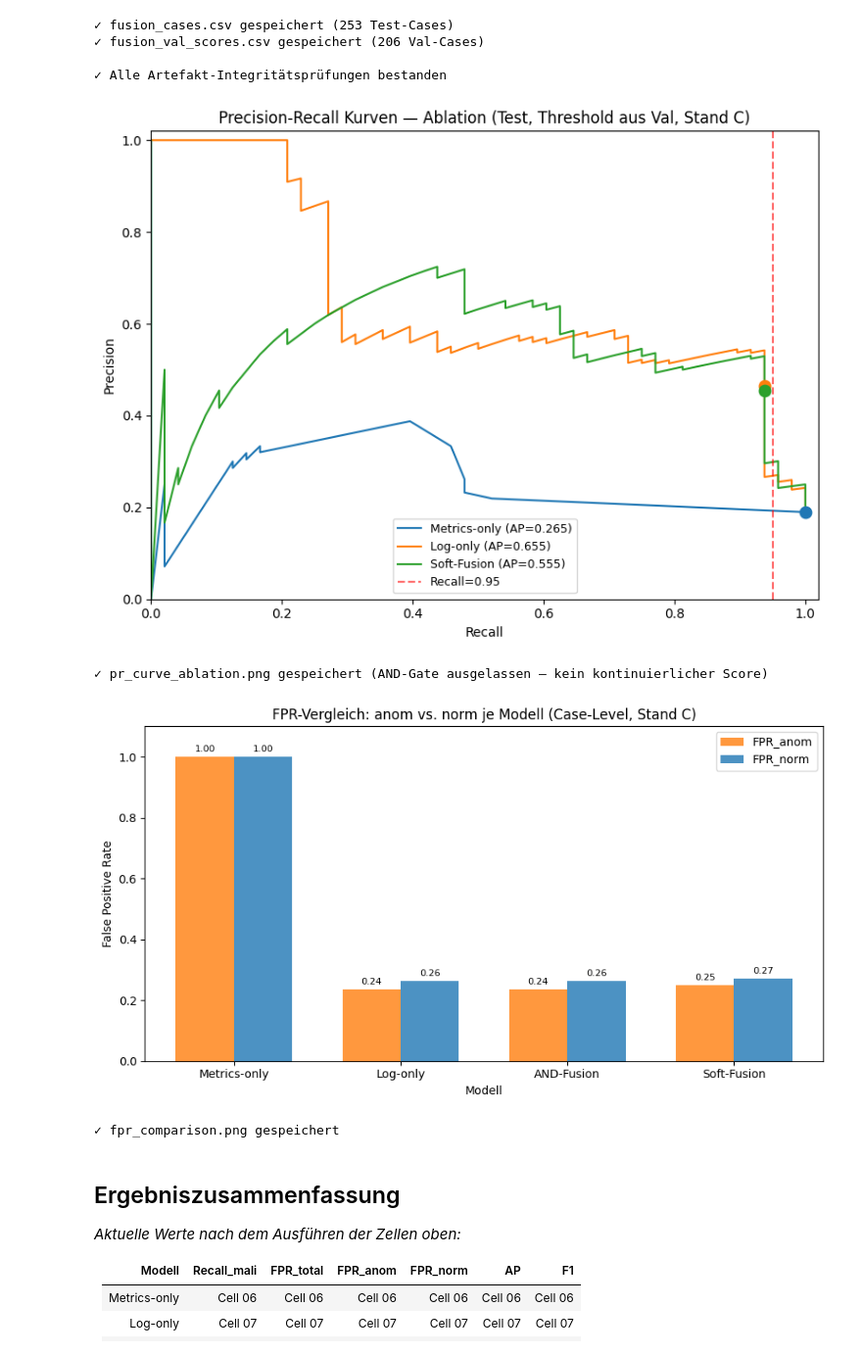
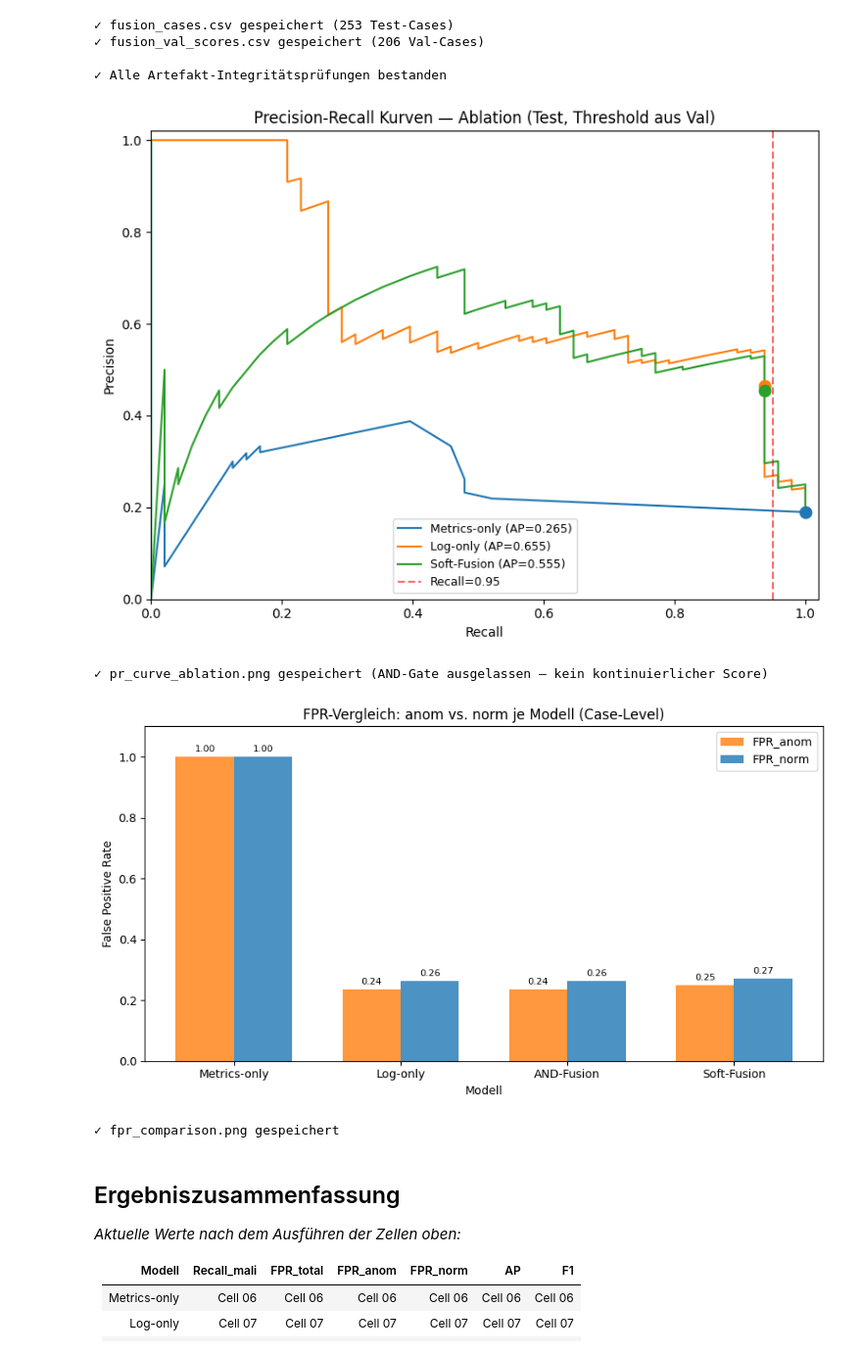
Before and after one commit to Nirosh04/bachelorarbeit-cloudanobench, a Jupyter notebook: notebooks/04_fusion.ipynb, the cells around one changed output. Shown at 98% size. Drawn from its saved outputs; the diff is of its cells as text; code cells hidden in the pictures.

```diff
--- a/notebooks/04_fusion.ipynb
+++ b/notebooks/04_fusion.ipynb
@@ -518,35 +518,35 @@ print("\n✓ Alle Artefakt-Integritätsprüfungen bestanden")
 y_true_test = fusion_test['label'].values
 
 curves = [
     ('Metrics-only', fusion_test['metric_score'].values, result_metric),
     ('Log-only',     fusion_test['log_score'].values,    result_log),
     ('Soft-Fusion',  fusion_test['score_fusion'].values, result_soft),
 ]
 
 fig, ax = plt.subplots(figsize=(8, 6))
 colors = ['tab:blue', 'tab:orange', 'tab:green']
 
 for (name, scores, res), color in zip(curves, colors):
     prec_c, rec_c, _ = precision_recall_curve(y_true_test, scores)
     ap_val_str = f"{res['AP']:.3f}" if isinstance(res['AP'], float) else res['AP']
     ax.plot(rec_c, prec_c, label=f"{name} (AP={ap_val_str})", color=color)
     # Threshold-Punkt markieren
     ax.scatter([res['Recall_mali']], [res['Precision']],
                color=color, s=80, zorder=5)
 
 ax.axvline(x=0.95, color='red', linestyle='--', alpha=0.6, label='Recall=0.95')
 ax.set_xlabel('Recall')
 ax.set_ylabel('Precision')
-ax.set_title('Precision-Recall Kurven — Ablation (Test, Threshold aus Val, Stand C)')
+ax.set_title('Precision-Recall Kurven — Ablation (Test, Threshold aus Val)')
 ax.legend(fontsize=9)
 ax.set_xlim([0, 1.02])
 ax.set_ylim([0, 1.02])
 plt.tight_layout()
 plt.savefig(os.path.join(docs_path, "pr_curve_ablation.png"), dpi=150)
 plt.show()
 print("✓ pr_curve_ablation.png gespeichert (AND-Gate ausgelassen — kein kontinuierlicher Score)")
 # %% [output]
-[figure, old version]
+[figure, new version]
 ✓ pr_curve_ablation.png gespeichert (AND-Gate ausgelassen — kein kontinuierlicher Score)
 # %%
 # ─── FPR-Vergleich: FPR_anom und FPR_norm je Modell ──────────────────────────
@@ -565,7 +565,7 @@ bars_norm = ax.bar(x + width/2, fpr_norm_v, width, label='FPR_norm', color='tab:
 
 ax.set_xlabel('Modell')
 ax.set_ylabel('False Positive Rate')
-ax.set_title('FPR-Vergleich: anom vs. norm je Modell (Case-Level, Stand C)')
+ax.set_title('FPR-Vergleich: anom vs. norm je Modell (Case-Level)')
 ax.set_xticks(x)
 ax.set_xticklabels(models)
 ax.set_ylim([0, 1.1])
@@ -583,7 +583,7 @@ plt.savefig(os.path.join(docs_path, "fpr_comparison.png"), dpi=150)
 plt.show()
 print("✓ fpr_comparison.png gespeichert")
 # %% [output]
-[figure, old version]
+[figure, new version]
 ✓ fpr_comparison.png gespeichert
 # %% [markdown]
 ## Ergebniszusammenfassung
```
Also changed, not shown: parts of 1 cell of this notebook, 8 other files.
